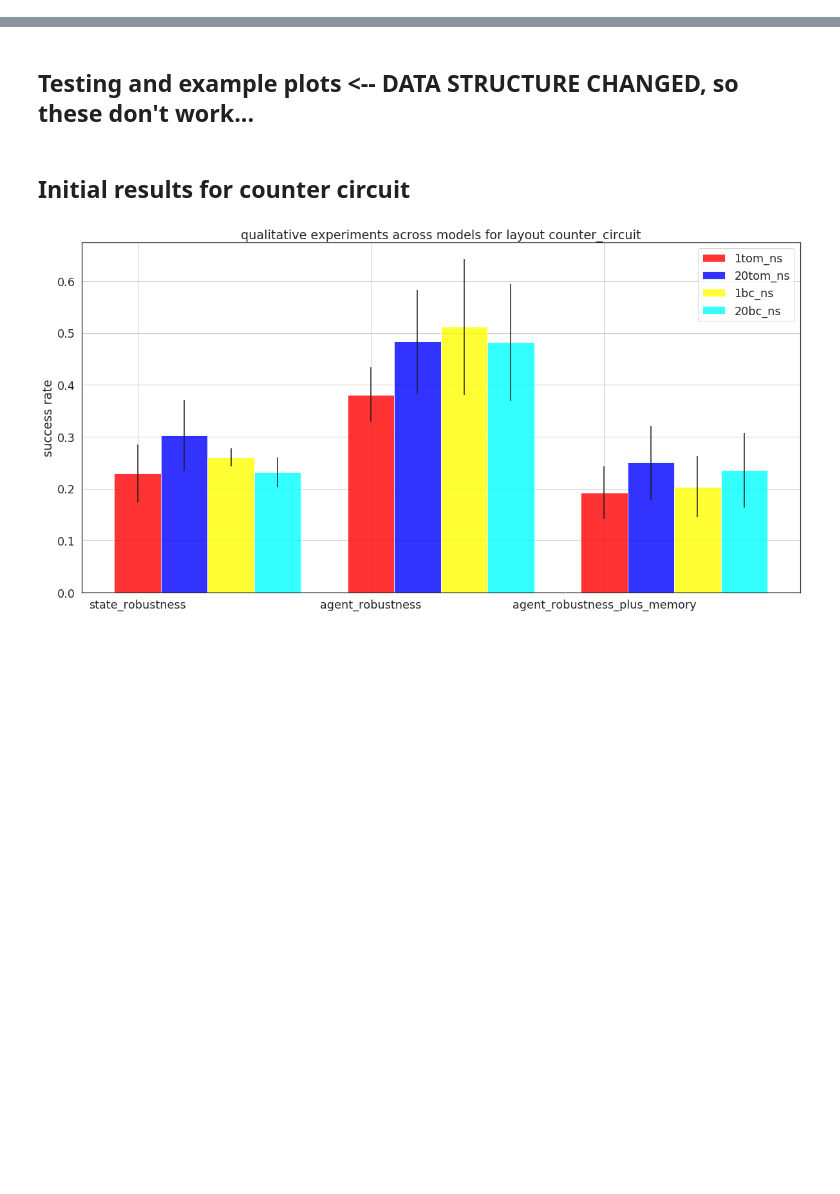
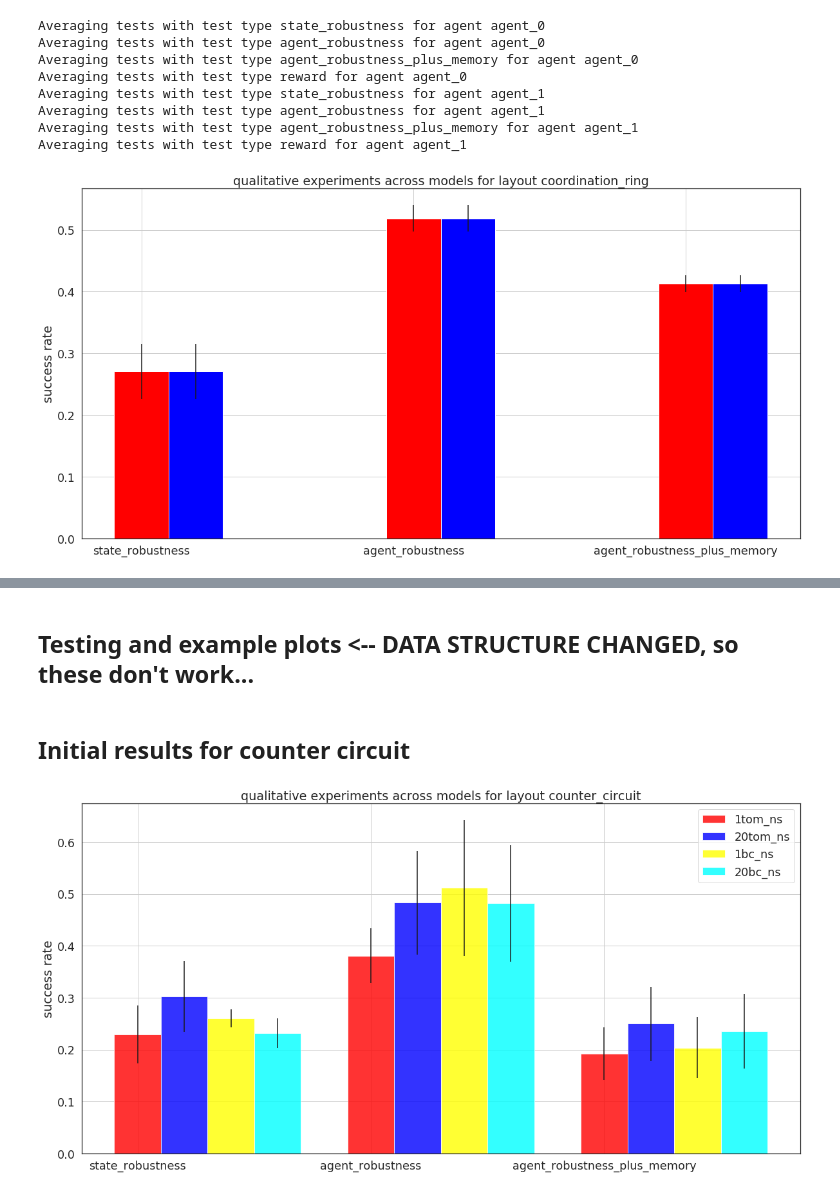
Before and after one commit to HumanCompatibleAI/human_ai_robustness, a Jupyter notebook: human_ai_robustness/Robustness tests graphing.ipynb, the cells around one changed output, grey strips where cells are left out. Saved outputs shown, nothing was run; the diff lists cells and outputs as text; code cells hidden in the pictures; blank space fills up the shorter version.

```diff
--- a/human_ai_robustness/Robustness tests graphing.ipynb
+++ b/human_ai_robustness/Robustness tests graphing.ipynb
@@ -0,0 +179,14 @@
+# %%
+# Or average across all tests of a certain kind, and plot all results on one graph
+averaged_by_test_type_results = average_across_different_test_types(results_cring)
+simple_layout_histogram(averaged_by_test_type_results)
+# %% [output]
+Averaging tests with test type state_robustness for agent agent_0
+Averaging tests with test type agent_robustness for agent agent_0
+Averaging tests with test type agent_robustness_plus_memory for agent agent_0
+Averaging tests with test type reward for agent agent_0
+Averaging tests with test type state_robustness for agent agent_1
+Averaging tests with test type agent_robustness for agent agent_1
+Averaging tests with test type agent_robustness_plus_memory for agent agent_1
+Averaging tests with test type reward for agent agent_1
+[figure, added]
```
Also changed, not shown: parts of 8 cells of this notebook, 2 other files.
